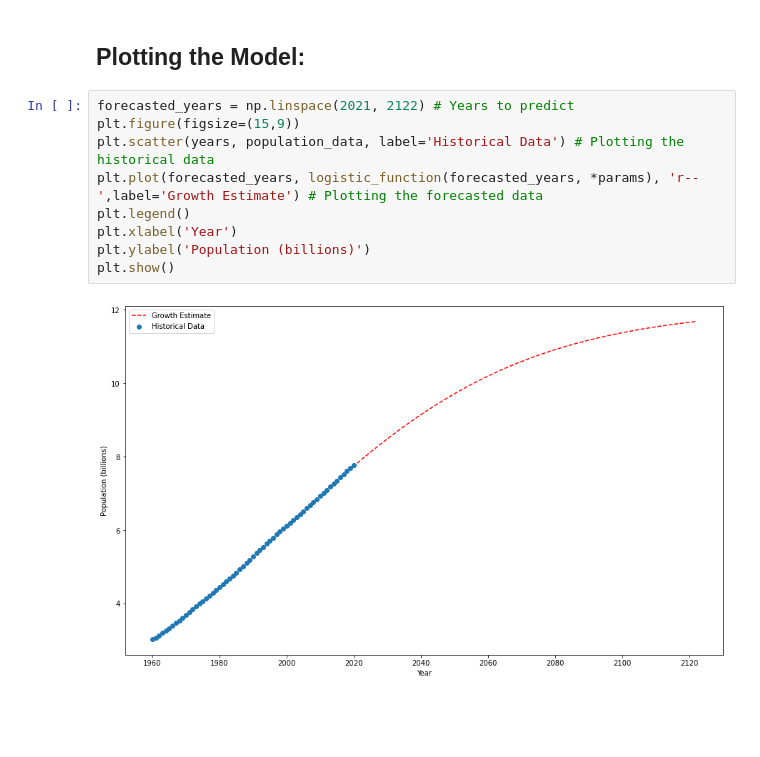
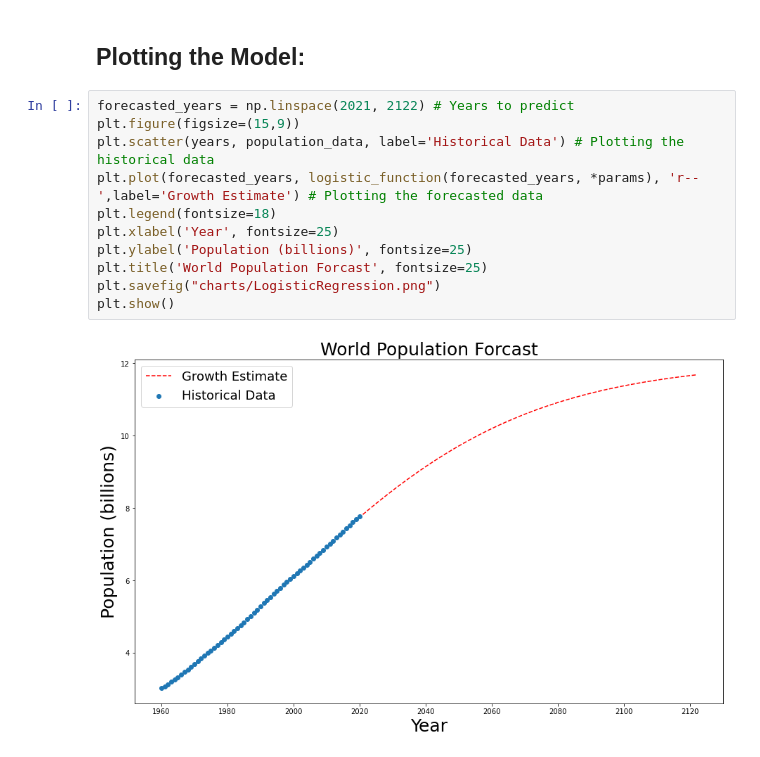
Before and after one commit to loganschmitt/sml22-pa01-population, a Jupyter notebook: Logistic_Regression.ipynb, the cells around one changed output. Cells and saved outputs as stored; diff of their text form; blank space fills up the shorter version.

```diff
--- a/Logistic_Regression.ipynb
+++ b/Logistic_Regression.ipynb
@@ -48,11 +48,13 @@ Prediction for 2122: 11373304881 people
 # %%
 forecasted_years = np.linspace(2021, 2122) # Years to predict
 plt.figure(figsize=(15,9))
 plt.scatter(years, population_data, label='Historical Data') # Plotting the historical data
 plt.plot(forecasted_years, logistic_function(forecasted_years, *params), 'r--',label='Growth Estimate') # Plotting the forecasted data
-plt.legend()
-plt.xlabel('Year')
-plt.ylabel('Population (billions)')
+plt.legend(fontsize=18)
+plt.xlabel('Year', fontsize=25)
+plt.ylabel('Population (billions)', fontsize=25)
+plt.title('World Population Forcast', fontsize=25)
+plt.savefig("charts/LogisticRegression.png")
 plt.show()
 # %% [output]
-[figure, old version]
+[figure, new version]
```
Also changed, not shown: 2 other files.
